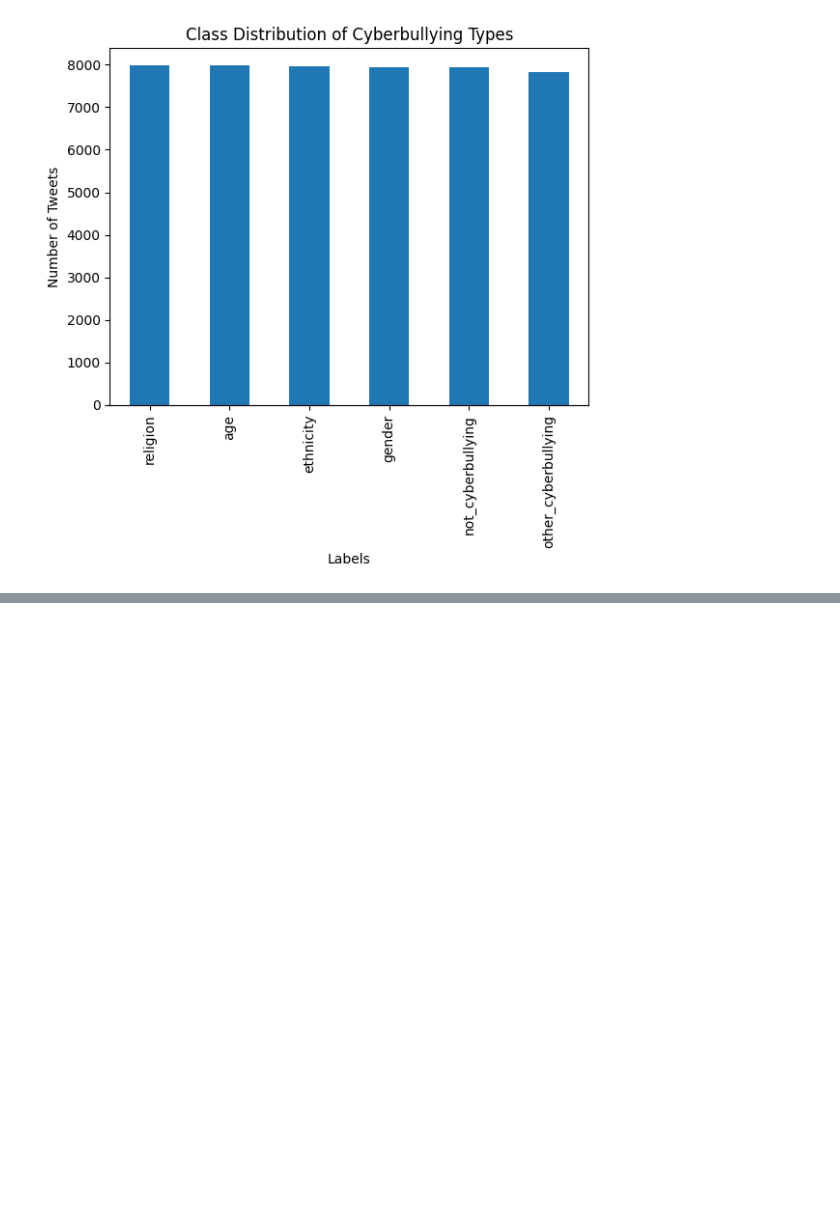
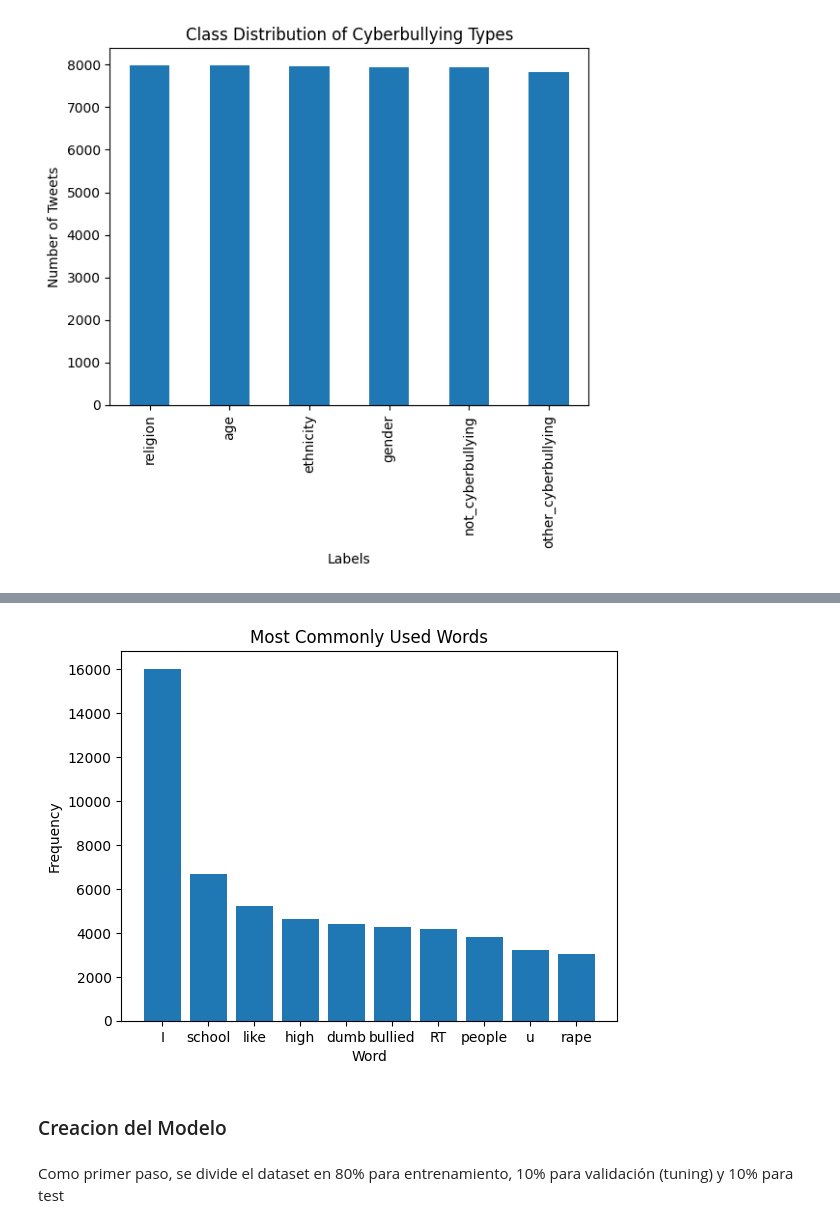
Before and after one commit to 20Candy/ProyectoIA, a Jupyter notebook: proyecto.ipynb, the cells around one changed output, grey strips where cells are left out. Cells and saved outputs as stored; diff of their text form; code cells hidden in the pictures; blank space fills up the shorter version.

Commit message:
modelos

```diff
--- a/proyecto.ipynb
+++ b/proyecto.ipynb
@@ -99,0 +121,21 @@ plt.show()
+# %%
+# Concatenatar los tweets
+all_text = ' '.join(data['tweet_text'].values)
+
+# Remover URLs, menciones y hashtags
+
+all_text = re.sub(r'http\S+', '', all_text)
+all_text = re.sub(r'@\S+', '', all_text)
+all_text = re.sub(r'#\S+', '', all_text)
+
+# Separar palabras
+words = all_text.split()
+
+# eliminar stopwords, es decir palabras que no aportan información
+stop_words = set(stopwords.words('english'))
+words = [w for w in words if not w in stop_words]
+# %%
+# Frecuencia de cada palabra
+word_counts = Counter(words)
+top_words = word_counts.most_common(100)
+top_words
@@ -99,0 +160,16 @@ plt.show()
+# %%
+#diagrama de barras de las palabras más frecuentes
+top_words = word_counts.most_common(10)
+x_values = [word[0] for word in top_words]
+y_values = [word[1] for word in top_words]
+plt.bar(x_values, y_values)
+plt.xlabel('Word')
+plt.ylabel('Frequency')
+plt.title('Most Commonly Used Words')
+plt.show()
+# %% [output]
+[figure, added]
+# %% [markdown]
+### Creacion del Modelo
+# %% [markdown]
+Como primer paso, se divide el dataset en 80% para entrenamiento, 10% para validación (tuning) y 10% para test
```
Also changed, not shown: parts of 13 cells of this notebook.
